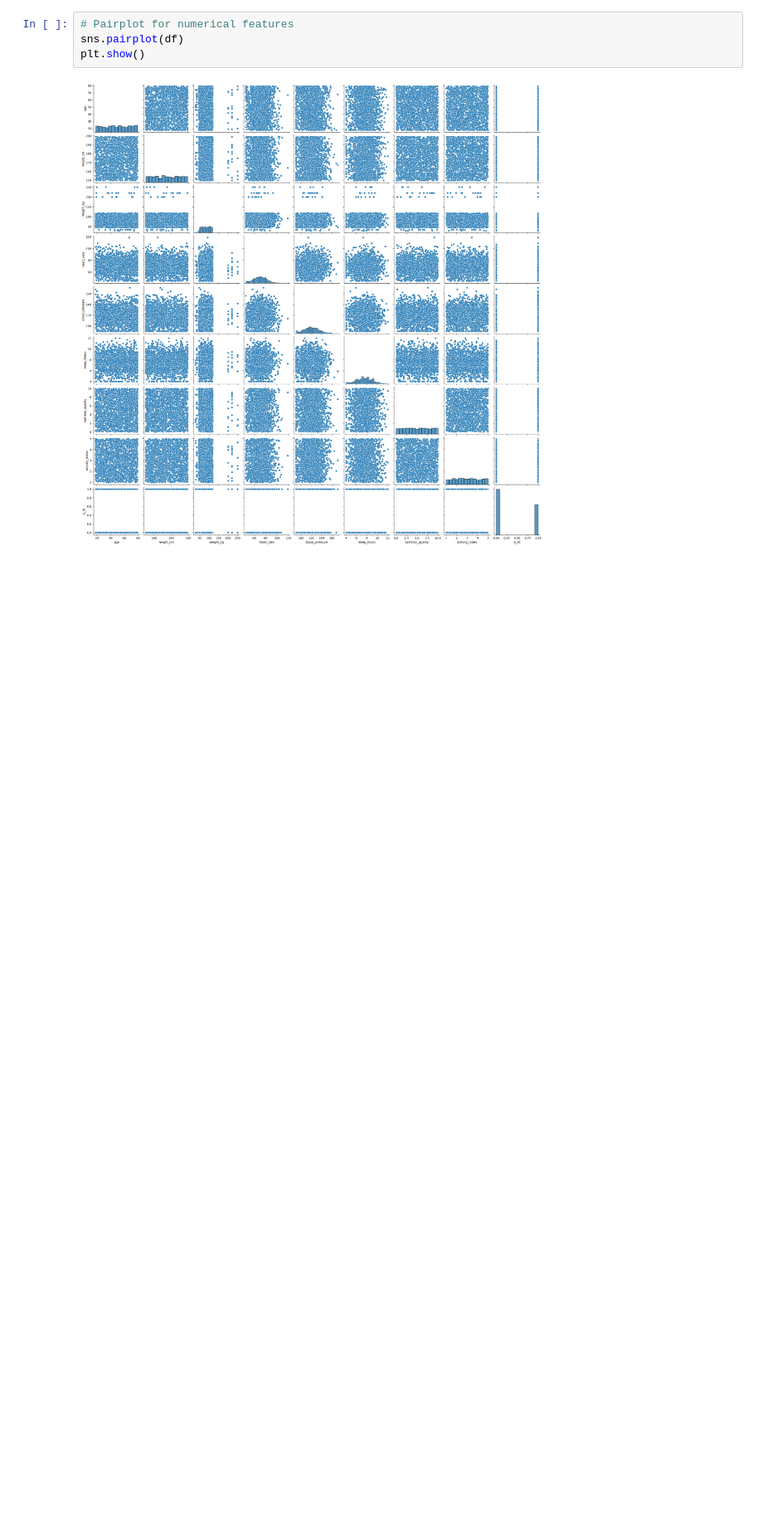
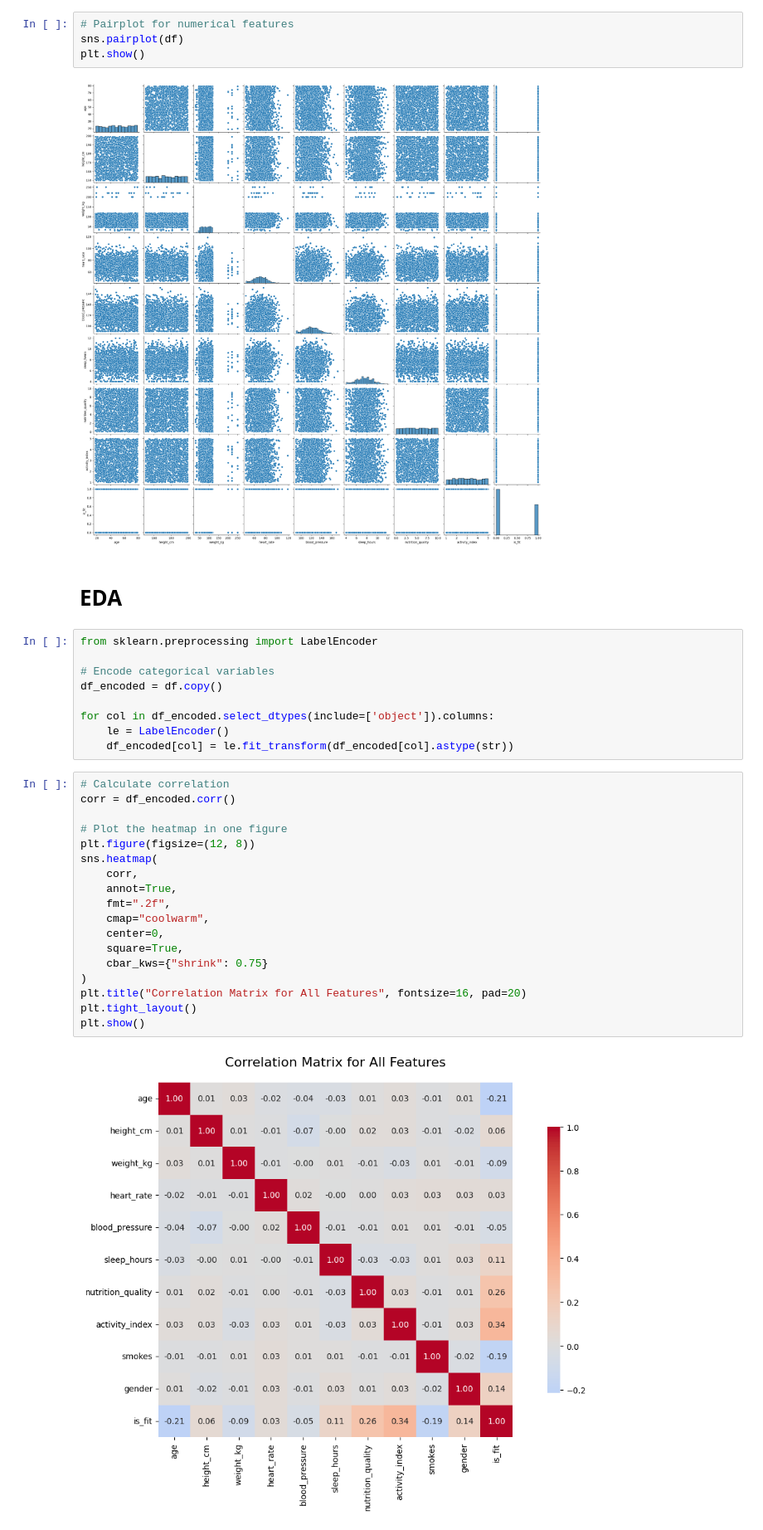
Before and after one commit to alabhastam/Fitness-Classification, a Jupyter notebook: main.ipynb, the cells around one changed output. Shown at 83% size. Drawn from its saved outputs; the diff is of its cells as text; blank space fills up the shorter version.

```diff
--- a/main.ipynb
+++ b/main.ipynb
@@ -87,3 +87,34 @@ sns.pairplot(df)
 plt.show()
 # %% [output]
 [figure]
+# %% [markdown]
+# EDA
+# %%
+from sklearn.preprocessing import LabelEncoder
+
+# Encode categorical variables
+df_encoded = df.copy()
+
+for col in df_encoded.select_dtypes(include=['object']).columns:
+    le = LabelEncoder()
+    df_encoded[col] = le.fit_transform(df_encoded[col].astype(str))
+# %%
+# Calculate correlation
+corr = df_encoded.corr()
+
+# Plot the heatmap in one figure
+plt.figure(figsize=(12, 8))
+sns.heatmap(
+    corr,
+    annot=True,
+    fmt=".2f",
+    cmap="coolwarm",
+    center=0,
+    square=True,
+    cbar_kws={"shrink": 0.75}
+)
+plt.title("Correlation Matrix for All Features", fontsize=16, pad=20)
+plt.tight_layout()
+plt.show()
+# %% [output]
+[figure, added]
```
Also changed, not shown: parts of 1 cell of this notebook.
